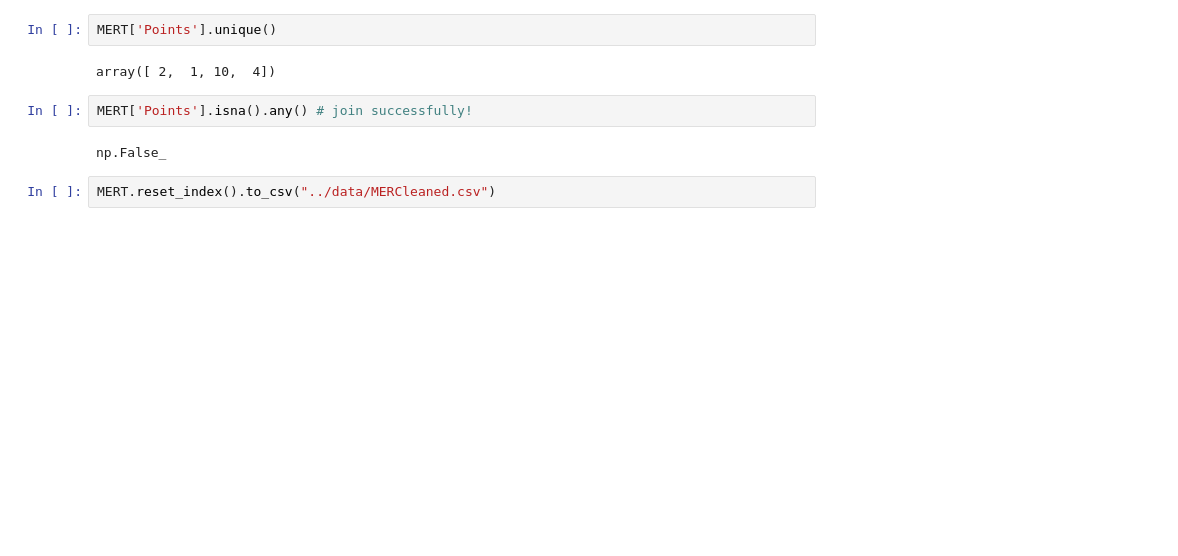
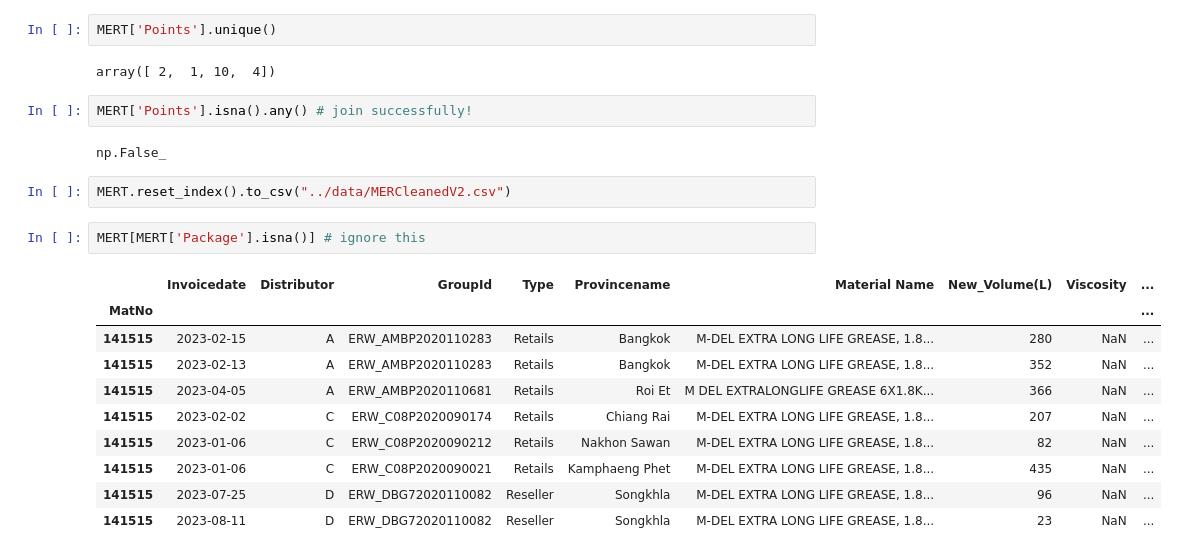
Before and after one commit to RTae/exxon-boothcathon, a Jupyter notebook: analysis/notebook/MER_cleaning.ipynb, the cells around one changed output. Saved outputs shown, nothing was run; the diff lists cells and outputs as text; blank space fills up the shorter version.

```diff
--- a/analysis/notebook/MER_cleaning.ipynb
+++ b/analysis/notebook/MER_cleaning.ipynb
@@ -324,4 +356,17 @@ MERT['Points'].isna().any() # join successfully!
 # %% [output]
 np.False_
 # %%
-MERT.reset_index().to_csv("../data/MERCleaned.csv")
+MERT.reset_index().to_csv("../data/MERCleanedV2.csv")
+# %%
+MERT[MERT['Package'].isna()] # ignore this
+# %% [output]
+|  | Invoicedate | Distributor | GroupId | Type | Provincename | Material Name | New_Volume(L) | Viscosity | ... |
+| MatNo |  |  |  |  |  |  |  |  | ... |
+| 141515 | 2023-02-15 | A | ERW_AMBP2020110283 | Retails | Bangkok | M-DEL EXTRA LONG LIFE GREASE, 1.8... | 280 | NaN | ... |
+| 141515 | 2023-02-13 | A | ERW_AMBP2020110283 | Retails | Bangkok | M-DEL EXTRA LONG LIFE GREASE, 1.8... | 352 | NaN | ... |
+| 141515 | 2023-04-05 | A | ERW_AMBP2020110681 | Retails | Roi Et | M DEL EXTRALONGLIFE GREASE 6X1.8K... | 366 | NaN | ... |
+| 141515 | 2023-02-02 | C | ERW_C08P2020090174 | Retails | Chiang Rai | M-DEL EXTRA LONG LIFE GREASE, 1.8... | 207 | NaN | ... |
+| 141515 | 2023-01-06 | C | ERW_C08P2020090212 | Retails | Nakhon Sawan | M-DEL EXTRA LONG LIFE GREASE, 1.8... | 82 | NaN | ... |
+| 141515 | 2023-01-06 | C | ERW_C08P2020090021 | Retails | Kamphaeng Phet | M-DEL EXTRA LONG LIFE GREASE, 1.8... | 435 | NaN | ... |
+| 141515 | 2023-07-25 | D | ERW_DBG72020110082 | Reseller | Songkhla | M-DEL EXTRA LONG LIFE GREASE, 1.8... | 96 | NaN | ... |
+| 141515 | 2023-08-11 | D | ERW_DBG72020110082 | Reseller | Songkhla | M-DEL EXTRA LONG LIFE GREASE, 1.8... | 23 | NaN | ... |
```
Also changed, not shown: parts of 6 cells of this notebook, 3 other files.
